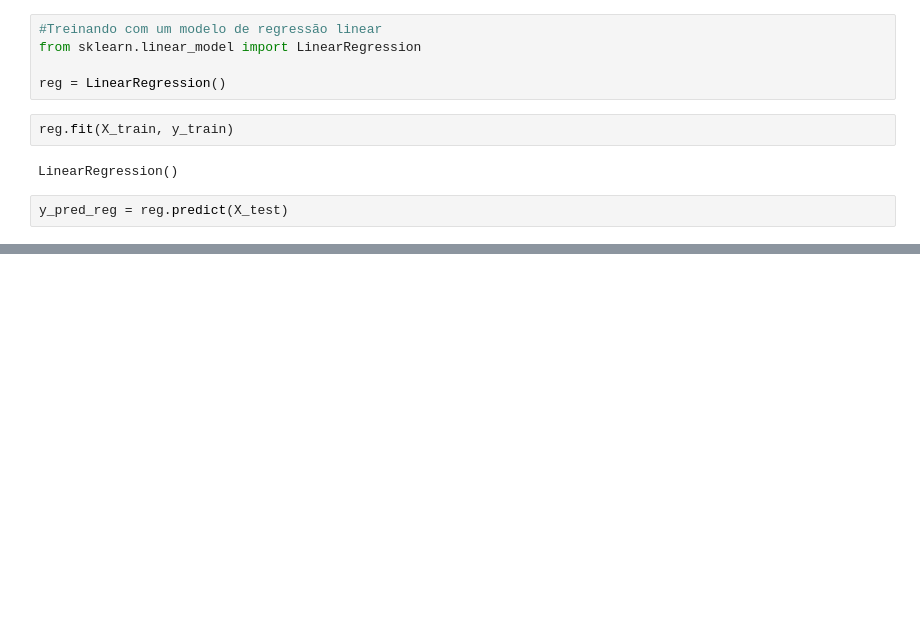
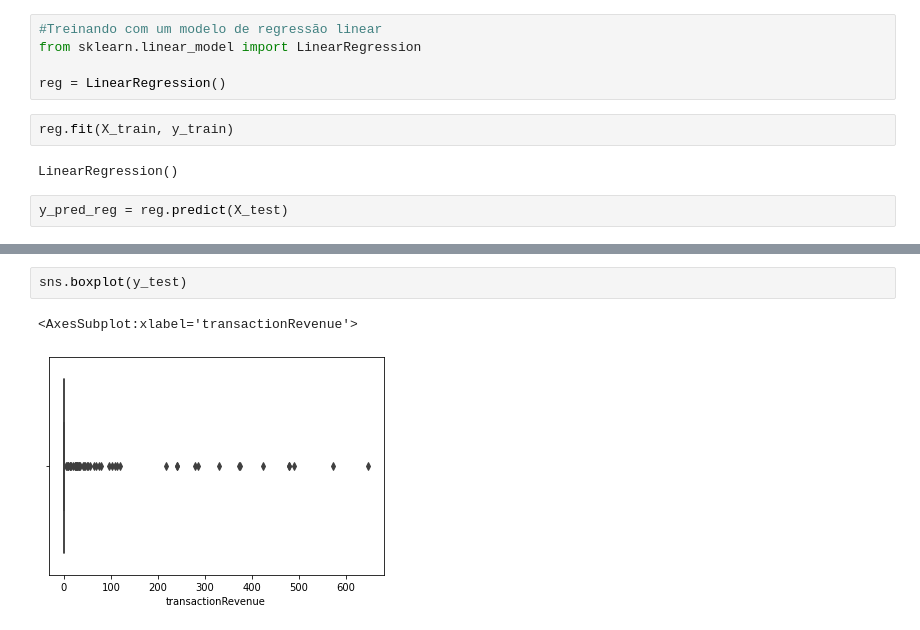
Before and after one commit to thayannefranca/ML_Marketing_Digital, a Jupyter notebook: Predicao_gastos_usuario.ipynb, the cells around one changed output, grey strips where cells are left out. Drawn from its saved outputs; the diff is of its cells as text; blank space fills up the shorter version.

```diff
--- a/Predicao_gastos_usuario.ipynb
+++ b/Predicao_gastos_usuario.ipynb
@@ -267,0 +352,5 @@ y_pred_reg = reg.predict(X_test)
+# %%
+sns.boxplot(y_test)
+# %% [output]
+<AxesSubplot:xlabel='transactionRevenue'>
+[figure, added]
```
Also changed, not shown: parts of 16 cells of this notebook.
